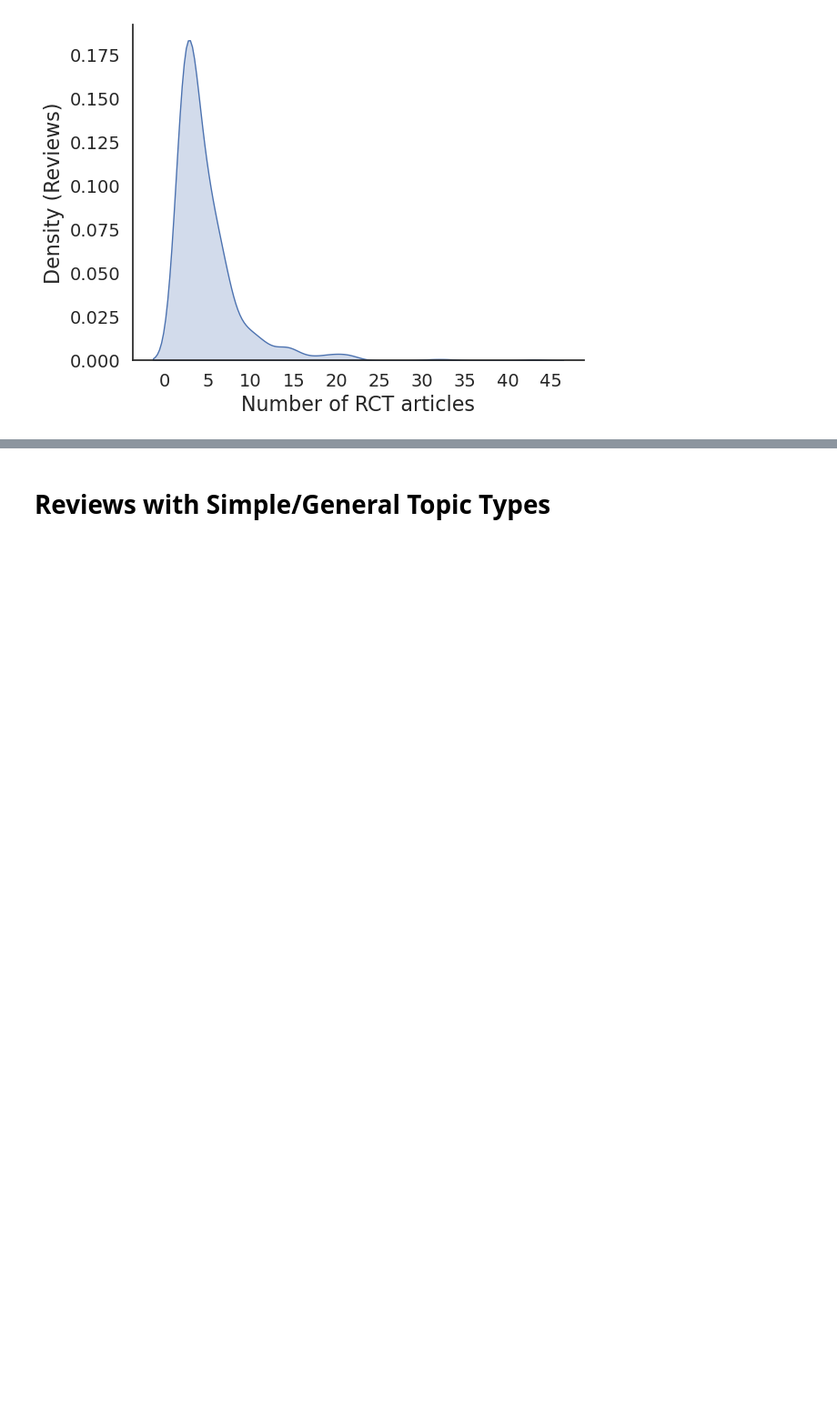
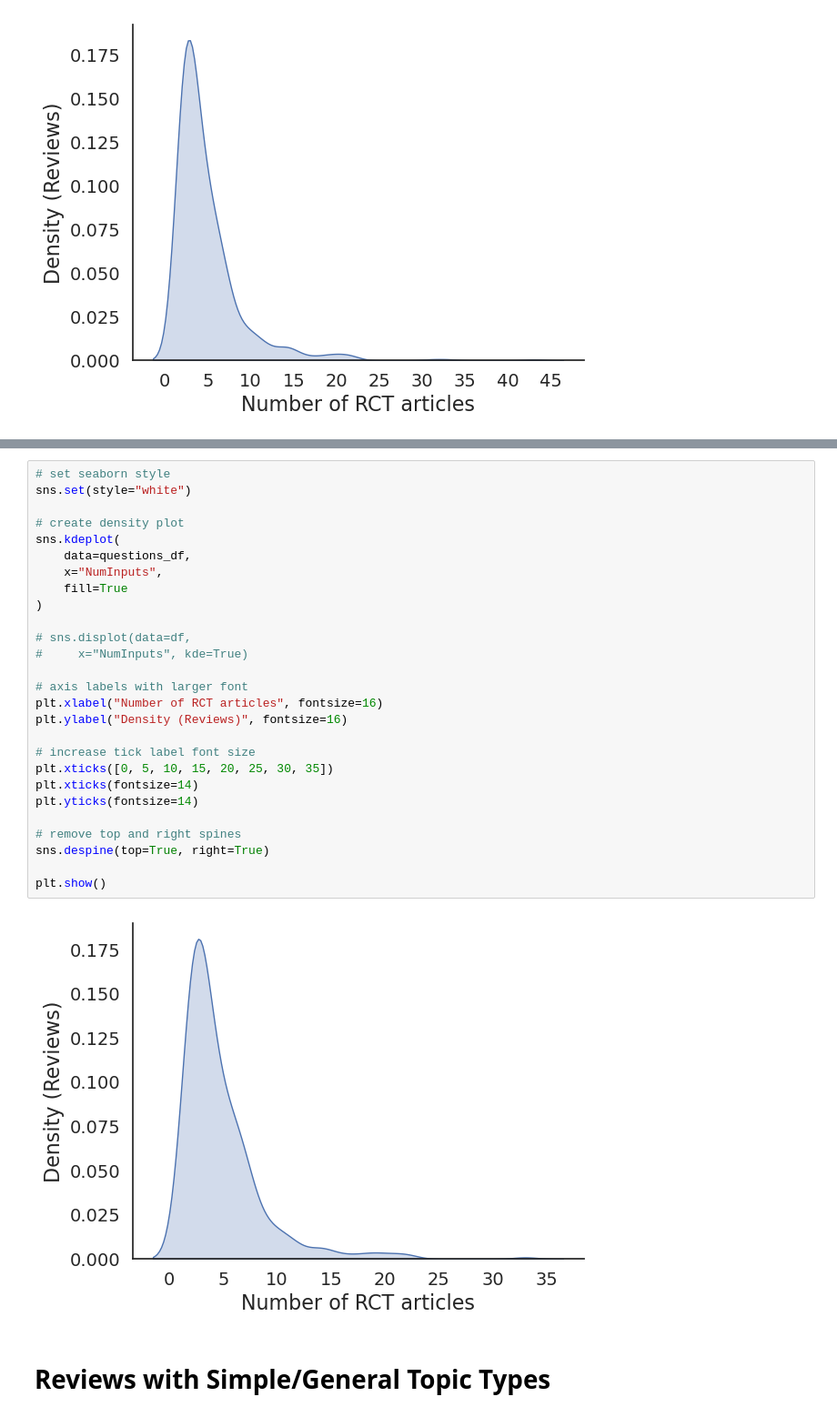
Before and after one commit to hyesunyun/LLMHealthFramingEffect, a Jupyter notebook: data/data_exploration_preprocess.ipynb, the cells around one changed output, grey strips where cells are left out. Shown at 91% size. Cells and saved outputs as stored; diff of their text form; blank space fills up the shorter version.

```diff
--- a/data/data_exploration_preprocess.ipynb
+++ b/data/data_exploration_preprocess.ipynb
@@ -825,3 +934,32 @@ overall average: 4.44
+# %%
+# set seaborn style
+sns.set(style="white")
+
+# create density plot
+sns.kdeplot(
+    data=questions_df,
+    x="NumInputs",
+    fill=True
+)
+
+# sns.displot(data=df,
+#     x="NumInputs", kde=True)
+
+# axis labels with larger font
+plt.xlabel("Number of RCT articles", fontsize=16)
+plt.ylabel("Density (Reviews)", fontsize=16)
+
+# increase tick label font size
+plt.xticks([0, 5, 10, 15, 20, 25, 30, 35])
+plt.xticks(fontsize=14)
+plt.yticks(fontsize=14)
+
+# remove top and right spines
+sns.despine(top=True, right=True)
+
+plt.show()
+# %% [output]
+[figure, added]
 # %% [markdown]
 # Reviews with Simple/General Topic Types
 # %%
```
Also changed, not shown: parts of 39 cells of this notebook, 26 other files.
